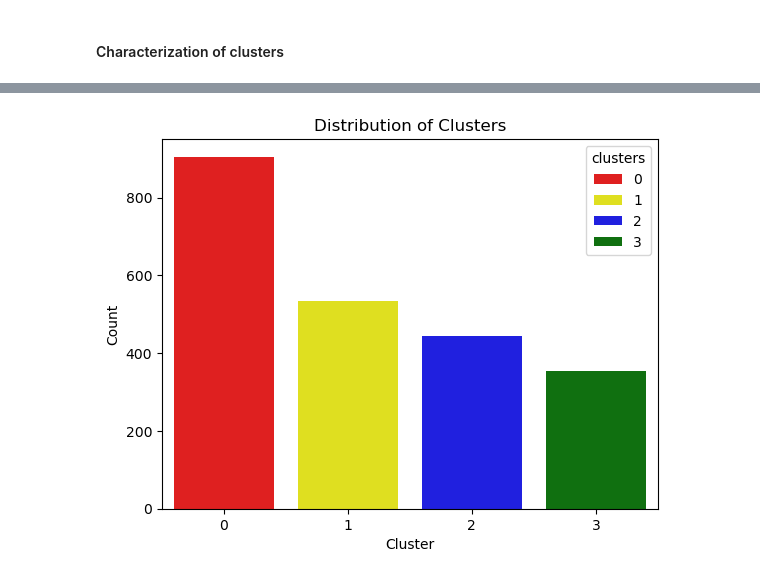
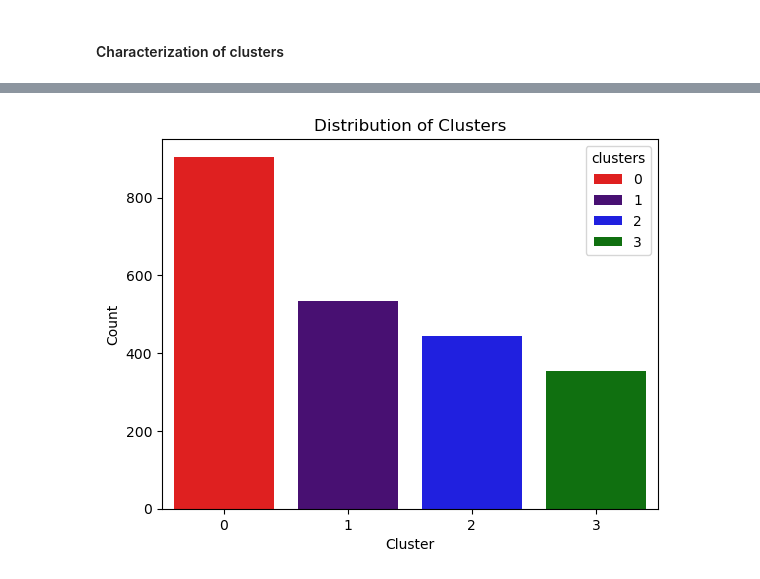
Before and after one commit to dilliram-code/Smart-cart-clustering-system, a Jupyter notebook: Data_cleaning/smart_cart_clustering.ipynb, the cells around one changed output, grey strips where cells are left out. Drawn from its saved outputs; the diff is of its cells as text; code cells hidden in the pictures.

```diff
--- a/Data_cleaning/smart_cart_clustering.ipynb
+++ b/Data_cleaning/smart_cart_clustering.ipynb
@@ -579,11 +579,11 @@ df.head()
 | 4 | 58293.0 | 94 | 5 | 5 | 3 | 6 | ... |
 # %%
 # countplot
-pal = ['red', 'yellow', 'blue', 'green']
+pal = ['red', 'indigo', 'blue', 'green']
 sns.countplot(x='clusters', palette=pal, data=df, hue=df['clusters'])
 plt.title("Distribution of Clusters")
 plt.xlabel("Cluster")
 plt.ylabel("Count")
 plt.show()
 # %% [output]
-[figure, old version]
+[figure, new version]
```
Also changed, not shown: parts of 1 cell of this notebook.
